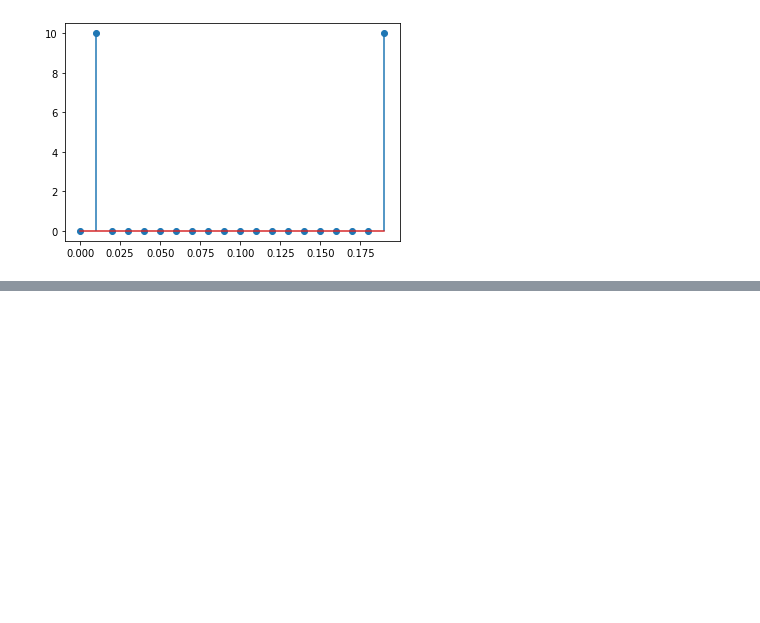
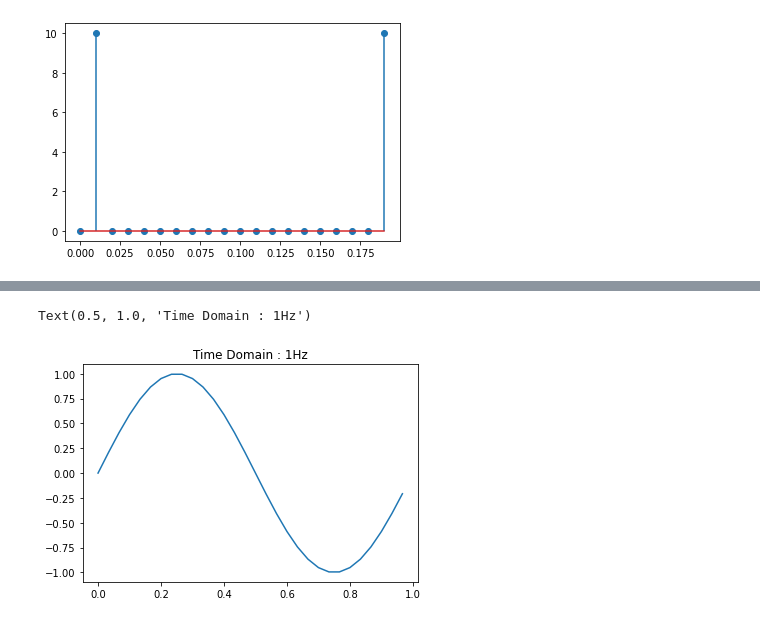
Before and after one commit to EventHorizon1003/DSP-Learning-, a Jupyter notebook: FFT_learnig.ipynb, the cells around one changed output, grey strips where cells are left out. Drawn from its saved outputs; the diff is of its cells as text; code cells hidden in the pictures; blank space fills up the shorter version.

```diff
--- a/FFT_learnig.ipynb
+++ b/FFT_learnig.ipynb
@@ -189,0 +196,13 @@ plt.show()
+# %%
+# This sample just create a simple 1 Hz sine wave
+
+f_sine = 1 # Hz
+f_sine_sample = f_sine*30
+t = np.arange(start = 0, stop= 1, step= 1/f_sine_sample)
+x_sine = np.sin(2*np.pi*f_sine*t)
+
+plt.plot(t,x_sine)
+plt.title("Time Domain : 1Hz")
+# %% [output]
+Text(0.5, 1.0, 'Time Domain : 1Hz')
+[figure, added]
```
Also changed, not shown: parts of 5 cells of this notebook.
